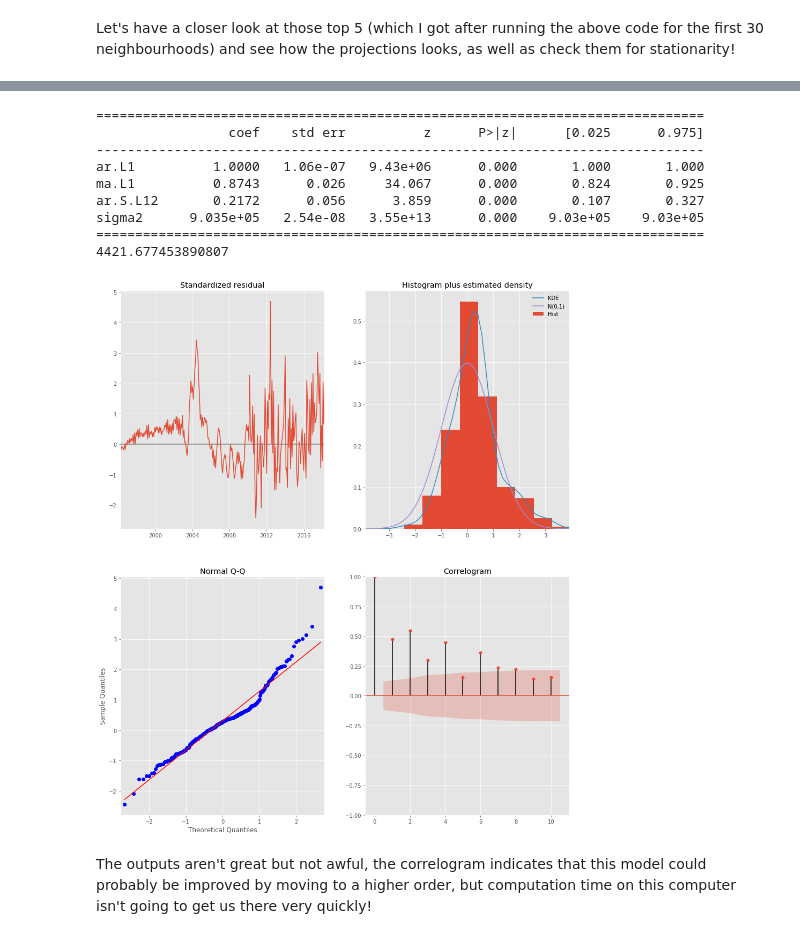
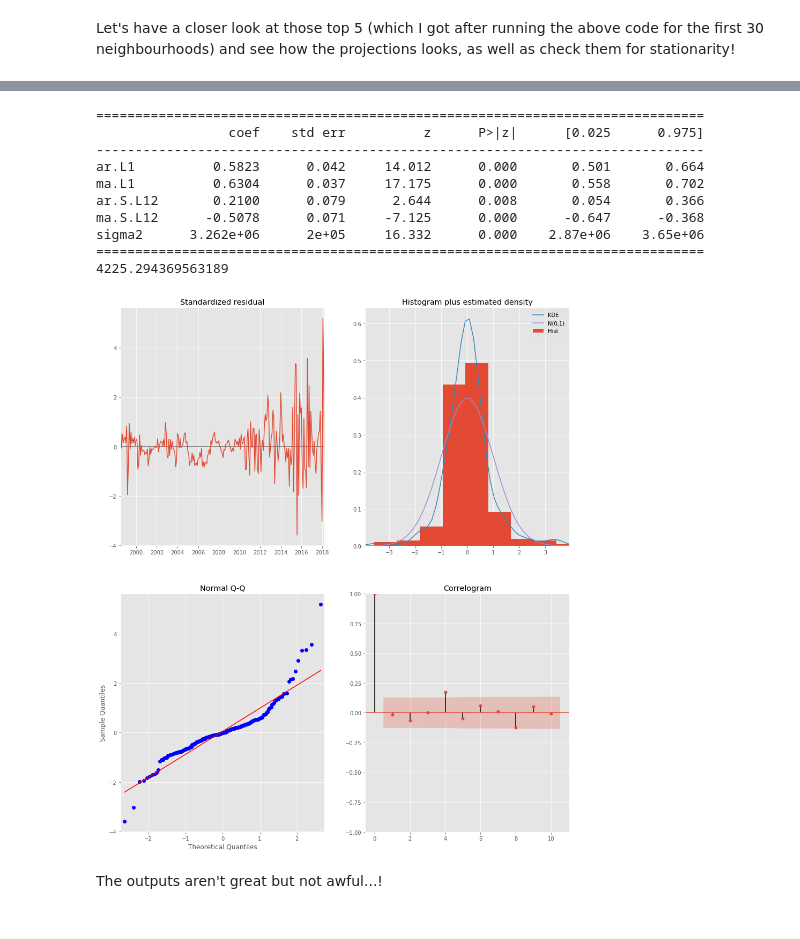
Before and after one commit to thomasribaroff/Mod4Project, a Jupyter notebook: Master.ipynb, the cells around one changed output, grey strips where cells are left out. Drawn from its saved outputs; the diff is of its cells as text; code cells hidden in the pictures.

```diff
--- a/Master.ipynb
+++ b/Master.ipynb
@@ -245,0 +279,10 @@ df_1050 = sorted_long_df_copy[(265*19):(265*20)]
+# %%
+df_boston_copy = df_boston
+
+df_2111 = df_boston_copy[(265*1):(265*2)]
+df_2124 = df_boston_copy[(265*6):(265*7)]
+df_2127 = df_boston_copy[(265*9):(265*10)]
+df_2119 = df_boston_copy[(265*2):(265*3)]
+df_2126 = df_boston_copy[(265*8):(265*9)]
+
+#first we make the 5 dataframes of the neighbourhoods we suspect of being the best
@@ -245,0 +360,2 @@ df_1050 = sorted_long_df_copy[(265*19):(265*20)]
+# %%
+df_2127_copy = df_boston_copy[(265*9):(265*10)]
@@ -248,11 +373,16 @@ p = d = q = range(0, 2)
 pdq = list(itertools.product(p, d, q))
 pdqs = [(x[0], x[1], x[2], 12) for x in list(itertools.product(p, d, q))]
 
+
+df_2127_copy.set_index('time',inplace=True)
+region = df_2127_copy.loc['1997-04-01','RegionName']
+df_2127_copy.drop(['RegionName','City','State','Metro','CountyName'],axis=1,inplace = True)
+
 ans = []
 for comb in pdq:
     for combs in pdqs:
         try:
-            mod = sm.tsa.statespace.SARIMAX(df_1053,
+            mod = sm.tsa.statespace.SARIMAX(df_2127_copy,
                                             order=comb,
                                             seasonal_order=combs,
                                             enforce_stationarity=False,
@@ -266,34 +396,33 @@ for comb in pdq:
 ans_df = pd.DataFrame(ans, columns=['pdq', 'pdqs', 'aic'])
 ans_df.loc[ans_df['aic'].idxmin()]
 
-ARIMA_MODEL_1053 = sm.tsa.statespace.SARIMAX(df_1053,
+ARIMA_MODEL_2127 = sm.tsa.statespace.SARIMAX(df_2127_copy,
                                         order=ans_df.loc[ans_df['aic'].idxmin()]['pdq'],
                                         seasonal_order=ans_df.loc[ans_df['aic'].idxmin()]['pdqs'],
                                         enforce_stationarity=False,
                                         enforce_invertibility=False)
-
-#Now we take our best neighbourhood and run it through again to model is as well as we can
 # %%
-output_1053 = ARIMA_MODEL_1053.fit()
-print(output_1053.summary().tables[1])
-print(output_1053.aic)
+output_2127 = ARIMA_MODEL_2127.fit()
+print(output_2127.summary().tables[1])
+print(output_2127.aic)
 # %% [output]
 ==============================================================================
                  coef    std err          z      P>|z|      [0.025      0.975]
 ------------------------------------------------------------------------------
-ar.L1          1.0000   1.06e-07   9.43e+06      0.000       1.000       1.000
-ma.L1          0.8743      0.026     34.067      0.000       0.824       0.925
-ar.S.L12       0.2172      0.056      3.859      0.000       0.107       0.327
-sigma2      9.035e+05   2.54e-08   3.55e+13      0.000    9.03e+05    9.03e+05
+ar.L1          0.5823      0.042     14.012      0.000       0.501       0.664
+ma.L1          0.6304      0.037     17.175      0.000       0.558       0.702
+ar.S.L12       0.2100      0.079      2.644      0.008       0.054       0.366
+ma.S.L12      -0.5078      0.071     -7.125      0.000      -0.647      -0.368
+sigma2      3.262e+06      2e+05     16.332      0.000    2.87e+06    3.65e+06
 ==============================================================================
-4421.677453890807
+4225.294369563189
 # %%
-output_1053.plot_diagnostics(figsize=(15, 18))
+output_2127.plot_diagnostics(figsize=(15, 18))
 plt.show()
 # %% [output]
-[figure, old version]
+[figure, new version]
-# %% [markdown]
-The outputs aren't great but not awful, the correlogram indicates that this model could probably be improved by moving to a higher order, but computation time on this computer isn't going to get us there very quickly!
+# %% [markdown]
+The outputs aren't great but not awful...!
 # %%
 pred = output.get_prediction(start=pd.to_datetime('2010-01-01'), dynamic=False, full_results=True)
 pred_conf = pred.conf_int()
```
Also changed, not shown: parts of 27 cells of this notebook, 1 other file.
